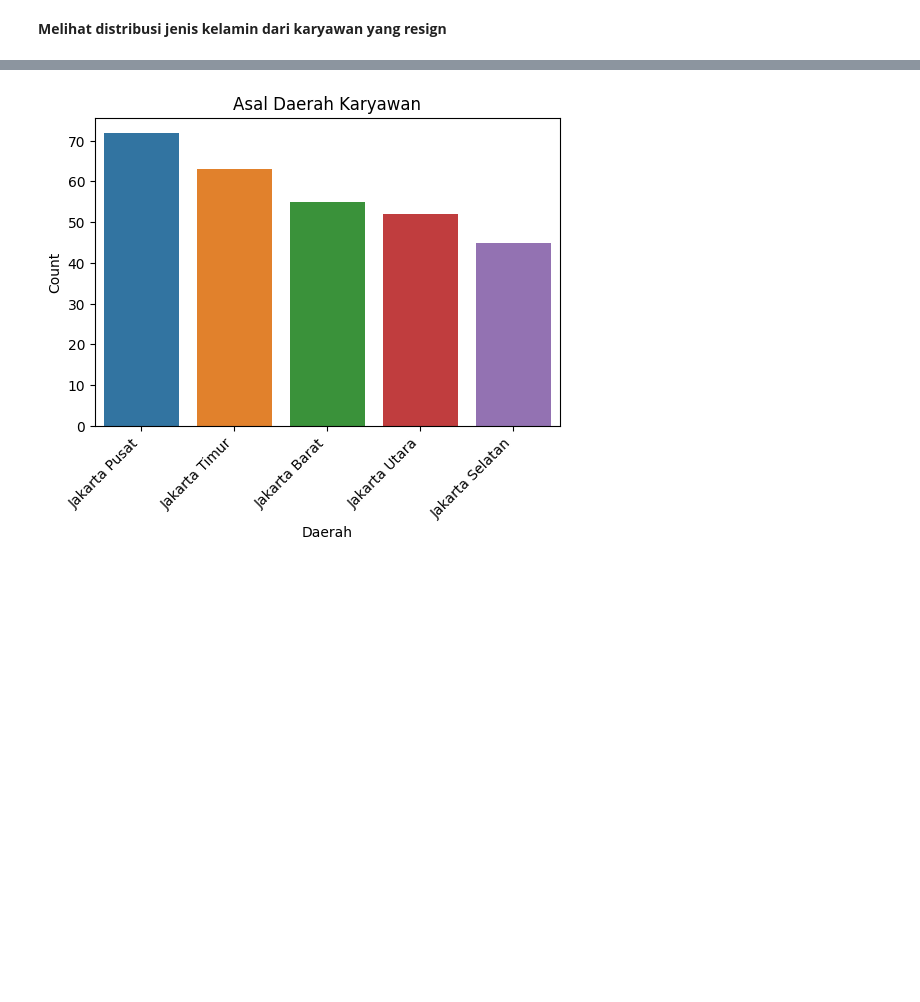
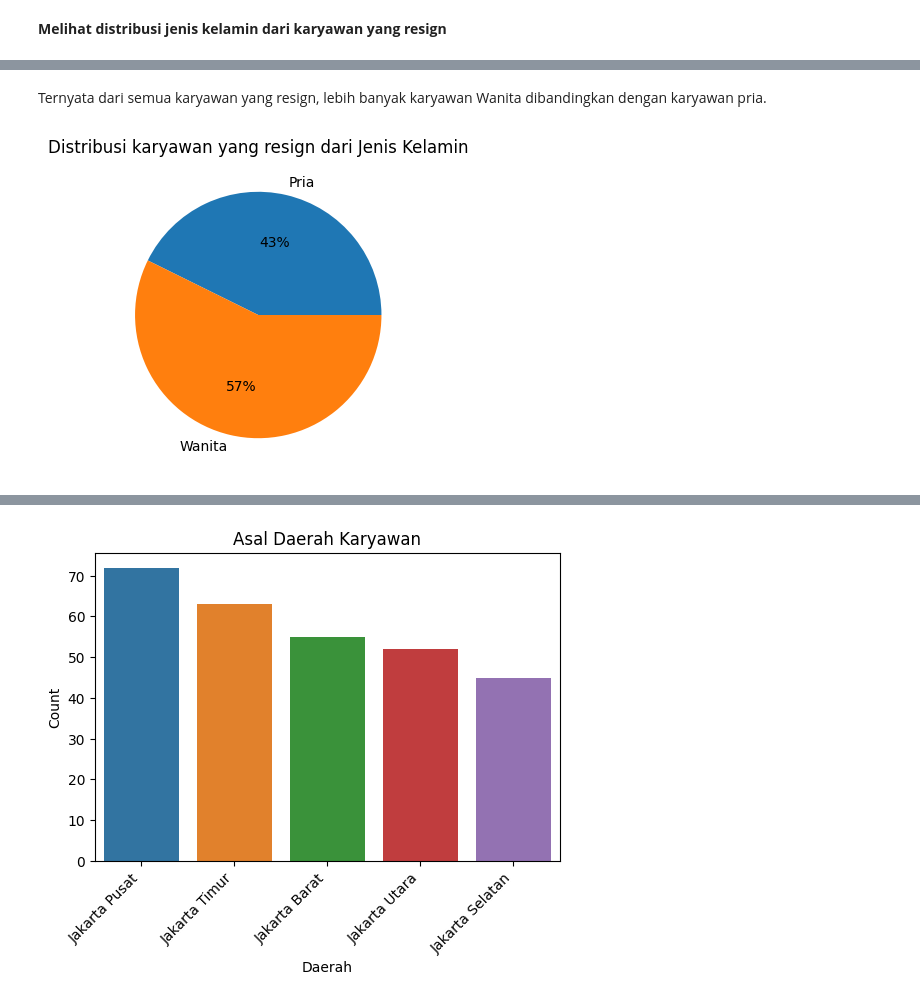
Before and after one commit to lutfiahk/Predicting-Employee-Attrition, a Jupyter notebook: notebook.ipynb, the cells around one changed output, grey strips where cells are left out. Saved outputs shown, nothing was run; the diff lists cells and outputs as text; code cells hidden in the pictures; blank space fills up the shorter version.

```diff
--- a/notebook.ipynb
+++ b/notebook.ipynb
@@ -129,0 +139,11 @@ plt.show()
+# %% [markdown]
+Ternyata dari semua karyawan yang resign, lebih banyak karyawan Wanita dibandingkan dengan karyawan pria.
+# %%
+# Distribusi karyawan resign dari Jenis Kelamin
+plt.figure(figsize=(6, 4))
+count = df[df['Resign'] == 'Yes'].groupby('JenisKelamin').agg(count = ('EnterpriseID', 'nunique')).reset_index()
+plt.pie(count['count'], labels = count['JenisKelamin'], autopct='%.0f%%')
+plt.title('Distribusi karyawan yang resign dari Jenis Kelamin')
+plt.show()
+# %% [output]
+[figure, added]
```
Also changed, not shown: parts of 16 cells of this notebook.
